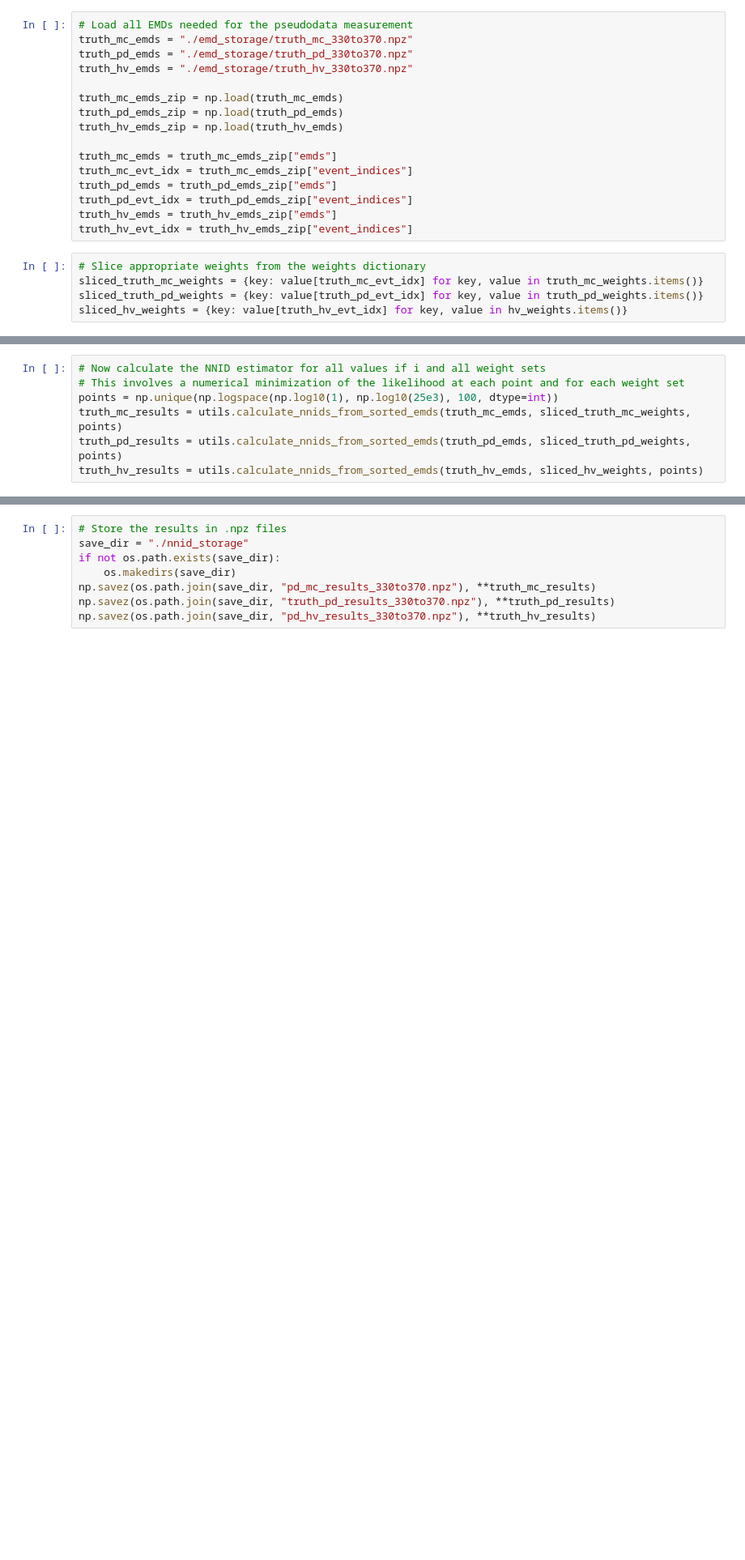
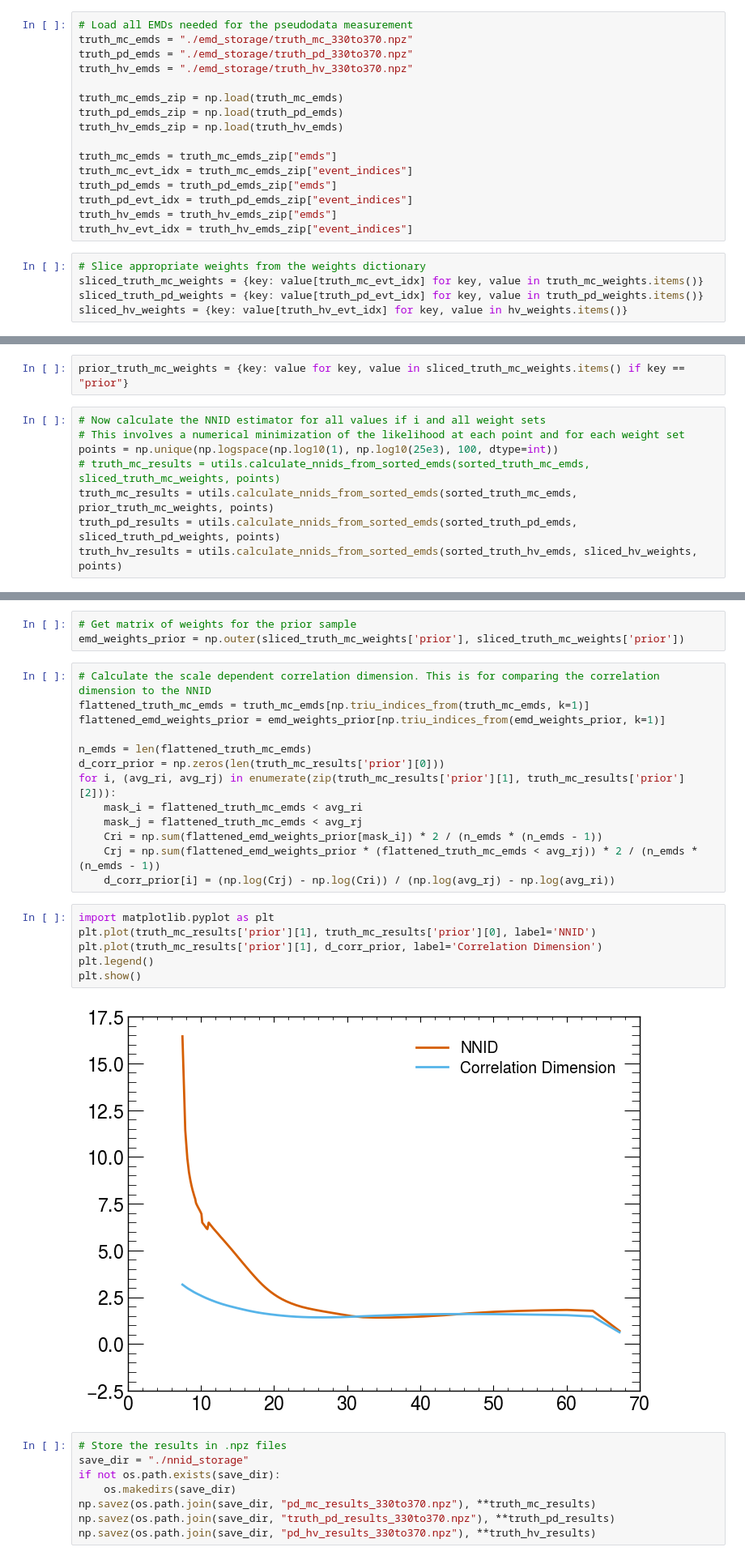
Before and after one commit to kgreif24/zjets_omnifold, a Jupyter notebook: analyze/calc_nnid.ipynb, the cells around one changed output, grey strips where cells are left out. Shown at 81% size. Drawn from its saved outputs; the diff is of its cells as text; blank space fills up the shorter version.

```diff
--- a/analyze/calc_nnid.ipynb
+++ b/analyze/calc_nnid.ipynb
@@ -150,11 +151,14 @@ Sorting EMD matrix (parallel with numba)...
 Sorted EMD matrix with shape (50000, 50000)
 Sorting EMD matrix (parallel with numba)...
 Sorted EMD matrix with shape (50000, 50000)
+# %%
+prior_truth_mc_weights = {key: value for key, value in sliced_truth_mc_weights.items() if key == "prior"}
 # %%
 # Now calculate the NNID estimator for all values if i and all weight sets
 # This involves a numerical minimization of the likelihood at each point and for each weight set
 points = np.unique(np.logspace(np.log10(1), np.log10(25e3), 100, dtype=int))
-truth_mc_results = utils.calculate_nnids_from_sorted_emds(truth_mc_emds, sliced_truth_mc_weights, points)
-truth_pd_results = utils.calculate_nnids_from_sorted_emds(truth_pd_emds, sliced_truth_pd_weights, points)
-truth_hv_results = utils.calculate_nnids_from_sorted_emds(truth_hv_emds, sliced_hv_weights, points)
+# truth_mc_results = utils.calculate_nnids_from_sorted_emds(sorted_truth_mc_emds, sliced_truth_mc_weights, points)
+truth_mc_results = utils.calculate_nnids_from_sorted_emds(sorted_truth_mc_emds, prior_truth_mc_weights, points)
+truth_pd_results = utils.calculate_nnids_from_sorted_emds(sorted_truth_pd_emds, sliced_truth_pd_weights, points)
+truth_hv_results = utils.calculate_nnids_from_sorted_emds(sorted_truth_hv_emds, sliced_hv_weights, points)
 # %% [output]
@@ -164,3 +170,27 @@ Processing 1 weight sets for 86 points...
+# %%
+# Get matrix of weights for the prior sample
+emd_weights_prior = np.outer(sliced_truth_mc_weights['prior'], sliced_truth_mc_weights['prior'])
+# %%
+# Calculate the scale dependent correlation dimension. This is for comparing the correlation dimension to the NNID
+flattened_truth_mc_emds = truth_mc_emds[np.triu_indices_from(truth_mc_emds, k=1)]
+flattened_emd_weights_prior = emd_weights_prior[np.triu_indices_from(emd_weights_prior, k=1)]
+
+n_emds = len(flattened_truth_mc_emds)
+d_corr_prior = np.zeros(len(truth_mc_results['prior'][0]))
+for i, (avg_ri, avg_rj) in enumerate(zip(truth_mc_results['prior'][1], truth_mc_results['prior'][2])):
+    mask_i = flattened_truth_mc_emds < avg_ri
+    mask_j = flattened_truth_mc_emds < avg_rj
+    Cri = np.sum(flattened_emd_weights_prior[mask_i]) * 2 / (n_emds * (n_emds - 1))
+    Crj = np.sum(flattened_emd_weights_prior * (flattened_truth_mc_emds < avg_rj)) * 2 / (n_emds * (n_emds - 1))
+    d_corr_prior[i] = (np.log(Crj) - np.log(Cri)) / (np.log(avg_rj) - np.log(avg_ri))
+# %%
+import matplotlib.pyplot as plt
+plt.plot(truth_mc_results['prior'][1], truth_mc_results['prior'][0], label='NNID')
+plt.plot(truth_mc_results['prior'][1], d_corr_prior, label='Correlation Dimension')
+plt.legend()
+plt.show()
+# %% [output]
+[figure, added]
 # %%
 # Store the results in .npz files
 save_dir = "./nnid_storage"
```
Also changed, not shown: parts of 4 cells of this notebook, 5 other files.
